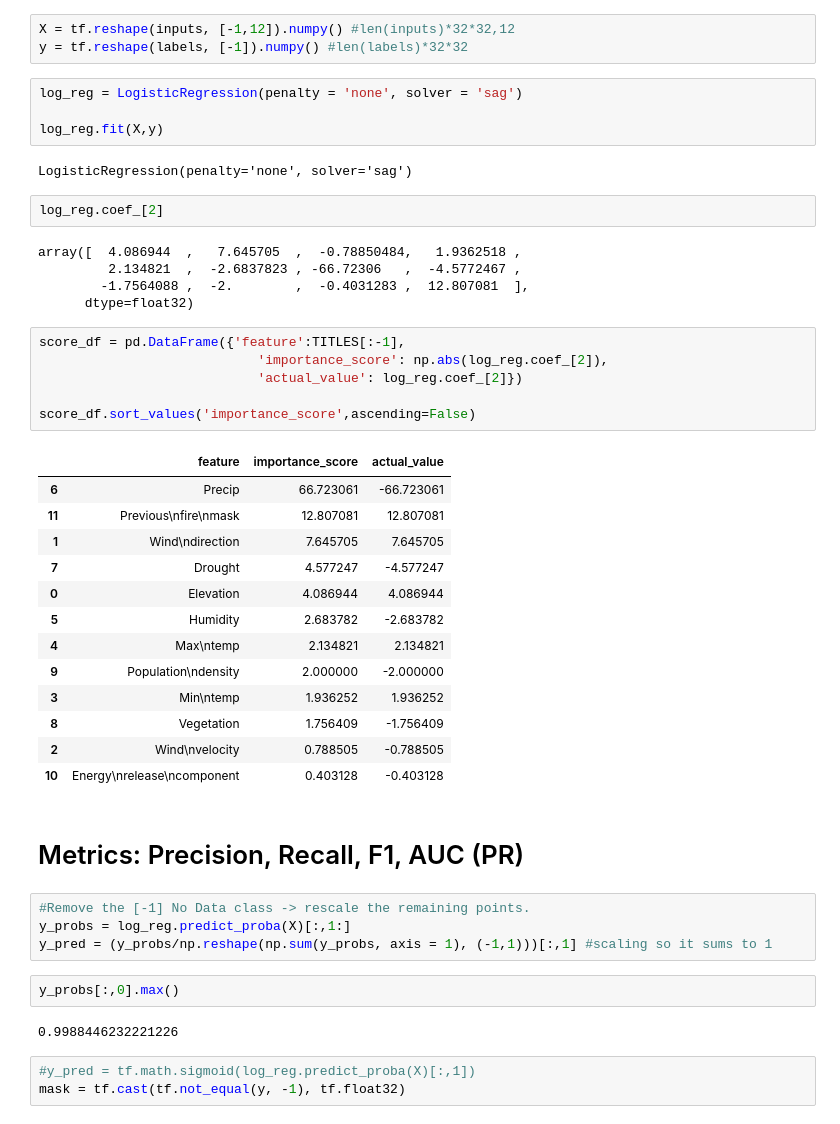
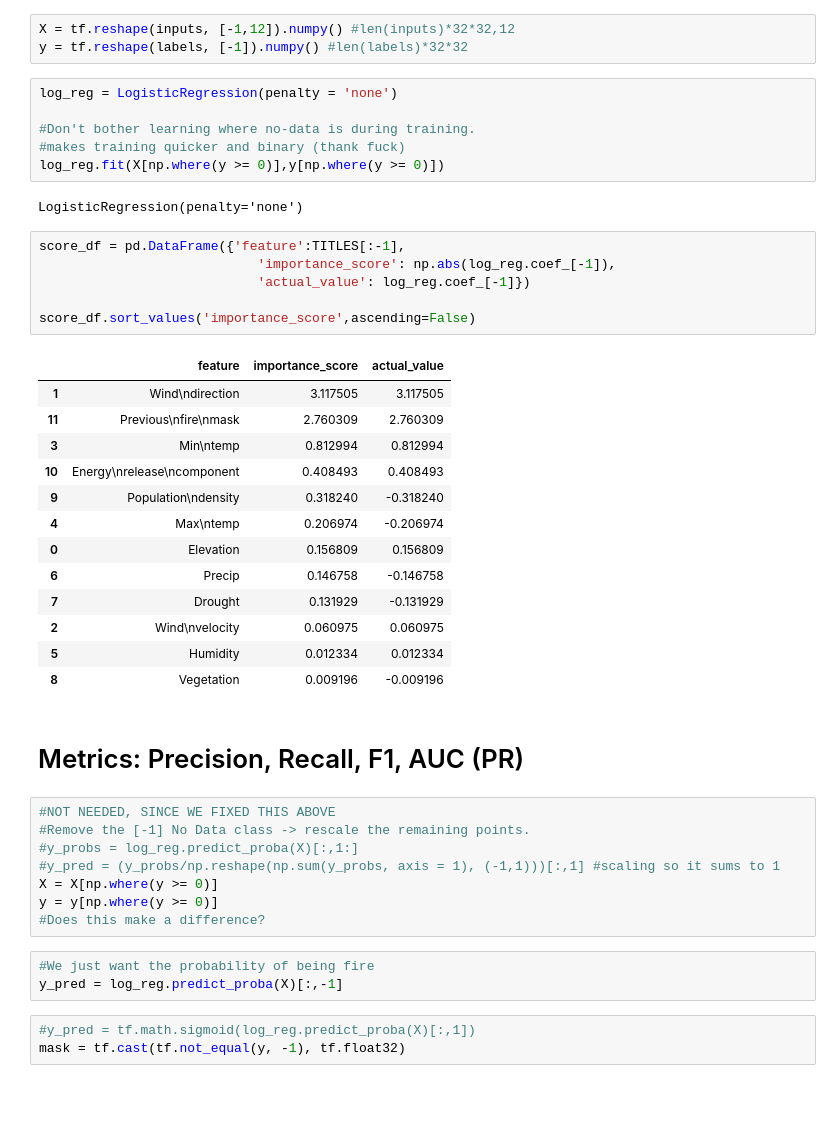
Before and after one commit to dwgb93/TEI_WildfireSpread, a Jupyter notebook: notebooks/Logistic_Regression_Modeling.ipynb, the cells around one changed output. Saved outputs shown, nothing was run; the diff lists cells and outputs as text; blank space fills up the shorter version.

Commit message:
Updated Logistic Regression and metrics

```diff
--- a/notebooks/Logistic_Regression_Modeling.ipynb
+++ b/notebooks/Logistic_Regression_Modeling.ipynb
@@ -388,49 +388,47 @@ from sklearn.linear_model import LogisticRegression
 # %%
 X = tf.reshape(inputs, [-1,12]).numpy() #len(inputs)*32*32,12
 y = tf.reshape(labels, [-1]).numpy() #len(labels)*32*32
-# %%
-log_reg = LogisticRegression(penalty = 'none', solver = 'sag')
-
-log_reg.fit(X,y)
-# %% [output]
-LogisticRegression(penalty='none', solver='sag')
-# %%
-log_reg.coef_[2]
-# %% [output]
-array([  4.086944  ,   7.645705  ,  -0.78850484,   1.9362518 ,
-         2.134821  ,  -2.6837823 , -66.72306   ,  -4.5772467 ,
-        -1.7564088 ,  -2.        ,  -0.4031283 ,  12.807081  ],
-      dtype=float32)
+# %%
+log_reg = LogisticRegression(penalty = 'none')
+
+#Don't bother learning where no-data is during training.
+#makes training quicker and binary (thank fuck)
+log_reg.fit(X[np.where(y >= 0)],y[np.where(y >= 0)])
+# %% [output]
+LogisticRegression(penalty='none')
 # %%
 score_df = pd.DataFrame({'feature':TITLES[:-1],
-                            'importance_score': np.abs(log_reg.coef_[2]),
-                            'actual_value': log_reg.coef_[2]})
+                            'importance_score': np.abs(log_reg.coef_[-1]),
+                            'actual_value': log_reg.coef_[-1]})
 
 score_df.sort_values('importance_score',ascending=False)
 # %% [output]
 |  | feature | importance_score | actual_value |
-| 6 | Precip | 66.723061 | -66.723061 |
-| 11 | Previous\nfire\nmask | 12.807081 | 12.807081 |
-| 1 | Wind\ndirection | 7.645705 | 7.645705 |
-| 7 | Drought | 4.577247 | -4.577247 |
-| 0 | Elevation | 4.086944 | 4.086944 |
-| 5 | Humidity | 2.683782 | -2.683782 |
-| 4 | Max\ntemp | 2.134821 | 2.134821 |
-| 9 | Population\ndensity | 2.000000 | -2.000000 |
-| 3 | Min\ntemp | 1.936252 | 1.936252 |
-| 8 | Vegetation | 1.756409 | -1.756409 |
-| 2 | Wind\nvelocity | 0.788505 | -0.788505 |
-| 10 | Energy\nrelease\ncomponent | 0.403128 | -0.403128 |
+| 1 | Wind\ndirection | 3.117505 | 3.117505 |
+| 11 | Previous\nfire\nmask | 2.760309 | 2.760309 |
+| 3 | Min\ntemp | 0.812994 | 0.812994 |
+| 10 | Energy\nrelease\ncomponent | 0.408493 | 0.408493 |
+| 9 | Population\ndensity | 0.318240 | -0.318240 |
+| 4 | Max\ntemp | 0.206974 | -0.206974 |
+| 0 | Elevation | 0.156809 | 0.156809 |
+| 6 | Precip | 0.146758 | -0.146758 |
+| 7 | Drought | 0.131929 | -0.131929 |
+| 2 | Wind\nvelocity | 0.060975 | 0.060975 |
+| 5 | Humidity | 0.012334 | 0.012334 |
+| 8 | Vegetation | 0.009196 | -0.009196 |
 # %% [markdown]
 # Metrics: Precision, Recall, F1, AUC (PR)
 # %%
+#NOT NEEDED, SINCE WE FIXED THIS ABOVE
 #Remove the [-1] No Data class -> rescale the remaining points.
-y_probs = log_reg.predict_proba(X)[:,1:]
-y_pred = (y_probs/np.reshape(np.sum(y_probs, axis = 1), (-1,1)))[:,1] #scaling so it sums to 1
+#y_probs = log_reg.predict_proba(X)[:,1:]
+#y_pred = (y_probs/np.reshape(np.sum(y_probs, axis = 1), (-1,1)))[:,1] #scaling so it sums to 1
+X = X[np.where(y >= 0)]
+y = y[np.where(y >= 0)]
+#Does this make a difference?
-# %%
-y_probs[:,0].max()
-# %% [output]
-0.9988446232221226
+# %%
+#We just want the probability of being fire
+y_pred = log_reg.predict_proba(X)[:,-1]
 # %%
 #y_pred = tf.math.sigmoid(log_reg.predict_proba(X)[:,1])
 mask = tf.cast(tf.not_equal(y, -1), tf.float32)
```
Also changed, not shown: parts of 7 cells of this notebook.
